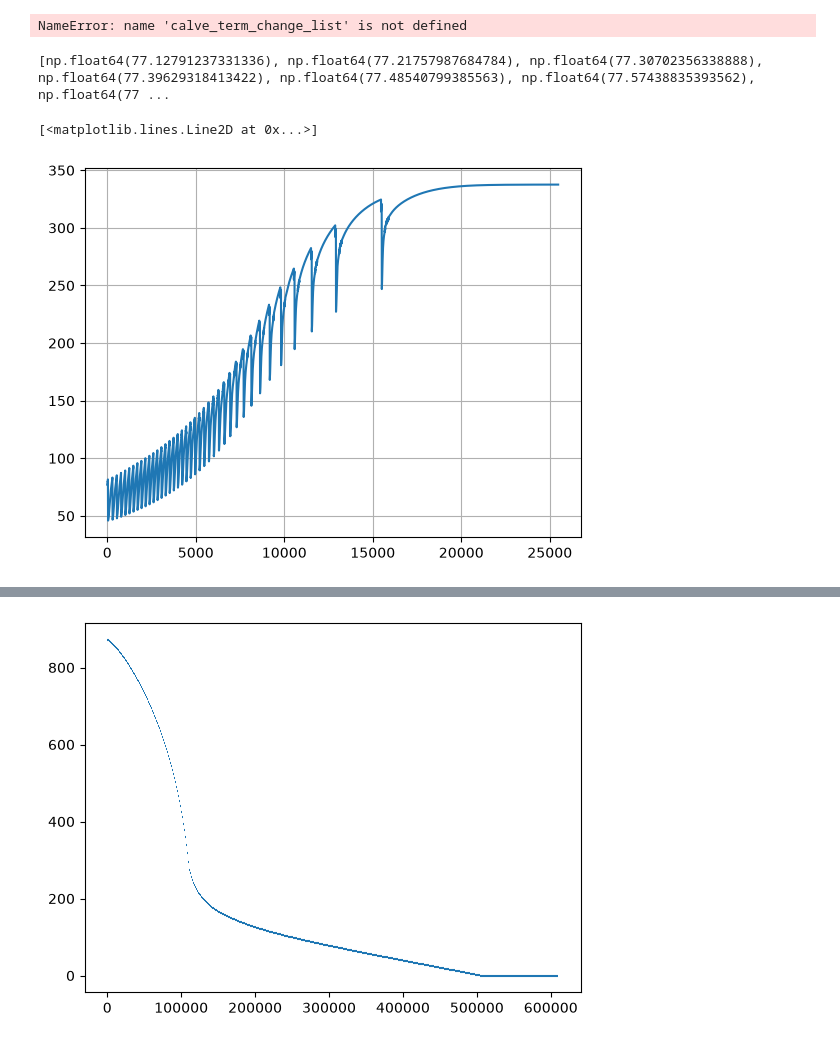
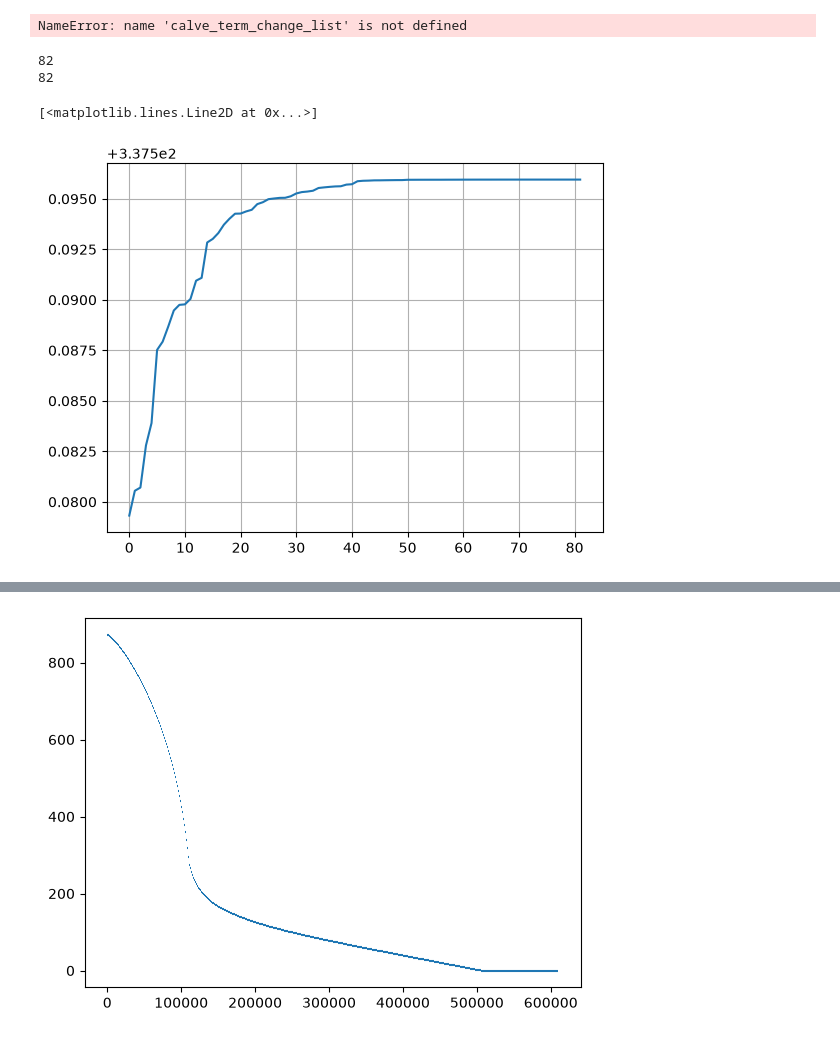
Before and after one commit to AdaKuhtz/1d_calving_experiment, a Jupyter notebook: mismipp_dual_1d_original.ipynb, the cells around one changed output, grey strips where cells are left out. Drawn from its saved outputs; the diff is of its cells as text; code cells hidden in the pictures.

```diff
--- a/mismipp_dual_1d_original.ipynb
+++ b/mismipp_dual_1d_original.ipynb
@@ -464,16 +469,16 @@ store_state(mesh, w)
 # %%
-w4 = w
+# w4 = w
 
-solver4 = irksome.TimeStepper(F, method, t, dt, w4, **params, Jp=Fp)
+# solver4 = irksome.TimeStepper(F, method, t, dt, w4, **params, Jp=Fp)
 
-final_time = 3000
-num_steps = int(final_time / timestep)
+# final_time = 3000
+# num_steps = int(final_time / timestep)
 
-ws = [w4.copy(deepcopy=True)]
+# ws = [w4.copy(deepcopy=True)]
 
-for step in trange(num_steps):
-    solver.advance()
-    ws.append(w4.copy(deepcopy=True))
+# for step in trange(num_steps):
+#     solver.advance()
+#     ws.append(w4.copy(deepcopy=True))
 # %%
 u, M, τ, h = w.subfunctions
 # %%
@@ -626,6 +572,6 @@ def end_of_glacier_node(f):
 # %%
 def logistic_function(y, new_term, k=10):
     """A variation on the logistic function that is 1 at -∞ and 0 at ∞ and continuously moves between the two centered at new_term.
-    The steepness of the transition is give by k."""
+    The steepness of the transition is given by k."""
     # x = ufl.SpatialCoordinate(Q)
     return 1-1/(1+ufl.exp(-k*(y-new_term)))
@@ -637,11 +611,9 @@ The size of the calving events is normally distributed.
 # %%
 """Calving with exponentially distributed occurrance and size"""
 
-mean = 9_000
-deviation = 4_000
-alpha = .0001
-beta = .115
-num_calv_events = 10
+alpha = .005
+beta = .01
+num_calv_events = 100
 
 calving_spacing = np.random.geometric(alpha, num_calv_events)
 calve_time = calving_spacing.cumsum().round()
@@ -821,7 +824,7 @@ NameError: name 'calve_term_change_list' is not defined
 # %%
 def terminus_development(term_list):
     """This function takes a list of values and then creates an x-axis that enumerates the points. In this context this is useful for plottting a
-    quantity that we are trackin over time (so for each time step)."""
+    quantity that we are tracking over time (so for each time step)."""
     n = len(term_list)
     x_list = np.arange(n)
     fig, ax = plt.subplots()
@@ -831,23 +834,25 @@ def terminus_development(term_list):
 # %%
 # this plot shows the velocity at approximatley the terminus of the glacier
 # it seems that the velocity changes quite a bit and quite rapidly (I don't understand the physics of this)
 
 terminus_velocities = []
-for w in ws:
+for w in ws2:
     u = w.sub(0)
     h1 = w.sub(3)
     node = end_of_glacier_node(h1)
     u_at_points = u.dat.data_ro
 
     if node == 'empty':
-        terminus_velocities = terminus_velocities
+        terminus_velocities += [u_at_points[-1]]
     else:
         terminus_velocities += [u_at_points[node]]
 
-print(terminus_velocities)
+print(len(terminus_velocities))
+print(len(ws2))
 
 terminus_development(terminus_velocities)
 # %% [output]
-[np.float64(77.12791237331336), np.float64(77.21757987684784), np.float64(77.30702356338888), np.float64(77.39629318413422), np.float64(77.48540799385563), np.float64(77.57438835393562), np.float64(77 ...
+82
+82
 [<matplotlib.lines.Line2D at 0x...>]
-[figure, old version]
+[figure, new version]
```
Also changed, not shown: parts of 19 cells of this notebook, 1 other file.
